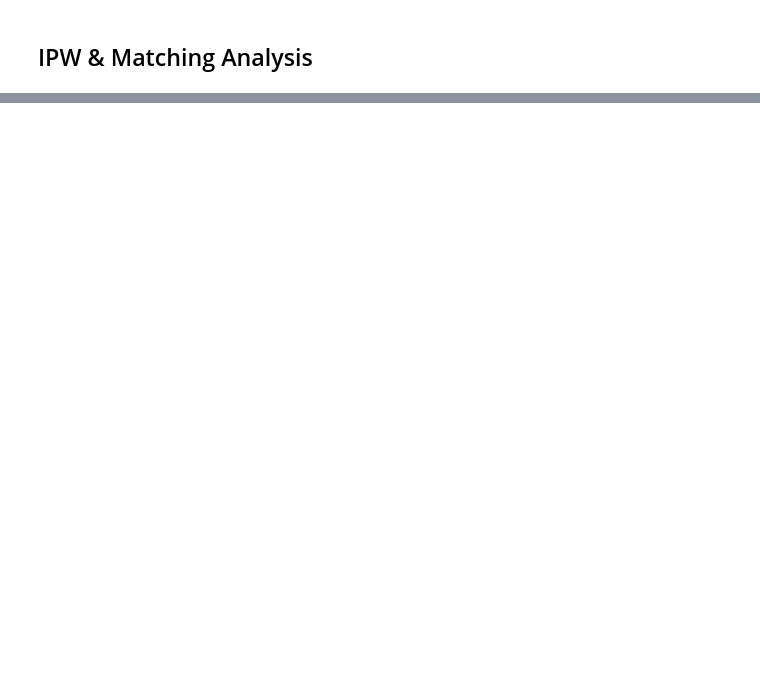
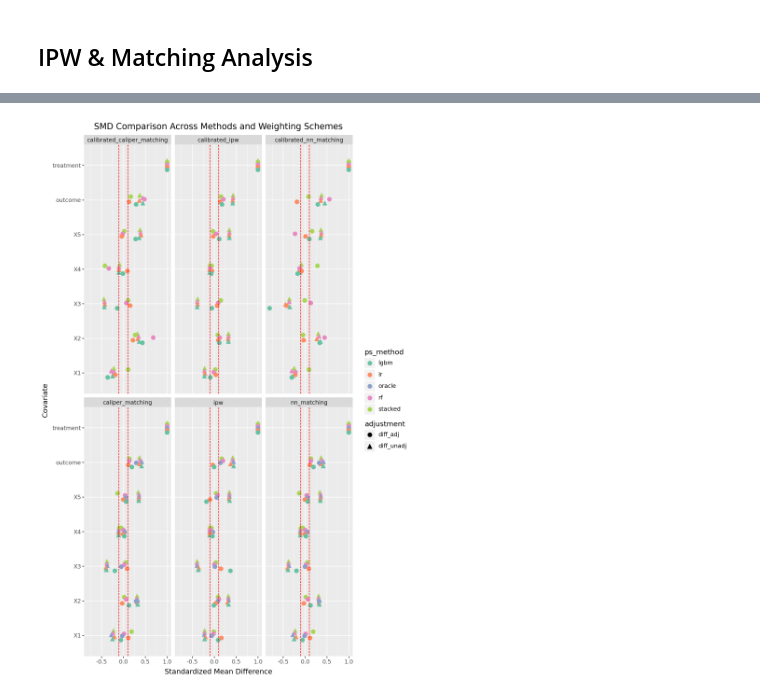
Before and after one commit to SvenKlaassen/cov-balance, a Jupyter notebook: ps_evaluation/notebooks/ps_evaluation_nonlinear_01.ipynb, the cells around one changed output, grey strips where cells are left out. Cells and saved outputs as stored; diff of their text form; code cells hidden in the pictures; blank space fills up the shorter version.

```diff
--- a/ps_evaluation/notebooks/ps_evaluation_nonlinear_01.ipynb
+++ b/ps_evaluation/notebooks/ps_evaluation_nonlinear_01.ipynb
@@ -480,2 +224,6 @@ plot_vs_true_propensity_comparison(
 # %% [markdown]
 ## IPW & Matching Analysis
+# %%
+from covariate_balance import MultiMethodBalanceTable
+
+ps_dict["oracle"] = train_data['true_propensity_score'].values
@@ -481,0 +253,16 @@ plot_vs_true_propensity_comparison(
+# %%
+# Include IPW and NN matching
+multi_balance = MultiMethodBalanceTable(
+    df=train_data,
+    cov_cols=['X1', 'X2', 'X3', 'X4', 'X5', 'treatment', 'outcome'],
+    treatment='treatment',
+    propensity_scores_dict=ps_dict,
+    matching_methods=['ipw', 'nn_matching', 'caliper_matching']
+)
+
+# Get comparison results
+comparison_df = multi_balance.get_smd_comparison()
+summary_stats = multi_balance.get_balance_summary()
+
+print("Balance Summary:")
+print(summary_stats)
@@ -481,0 +287,4 @@ plot_vs_true_propensity_comparison(
+# %%
+weighting_balance_plot = multi_balance.love_plot_comparison(facet_by='weighting_method')
+weighting_balance_plot + p9.scale_color_brewer(type='qual', palette='Set2') + p9.theme(figure_size=(8, 12))
+# %% [output]
@@ -481,0 +292 @@ plot_vs_true_propensity_comparison(
+[figure, added]
```
Also changed, not shown: parts of 14 cells of this notebook, 2 other files.
